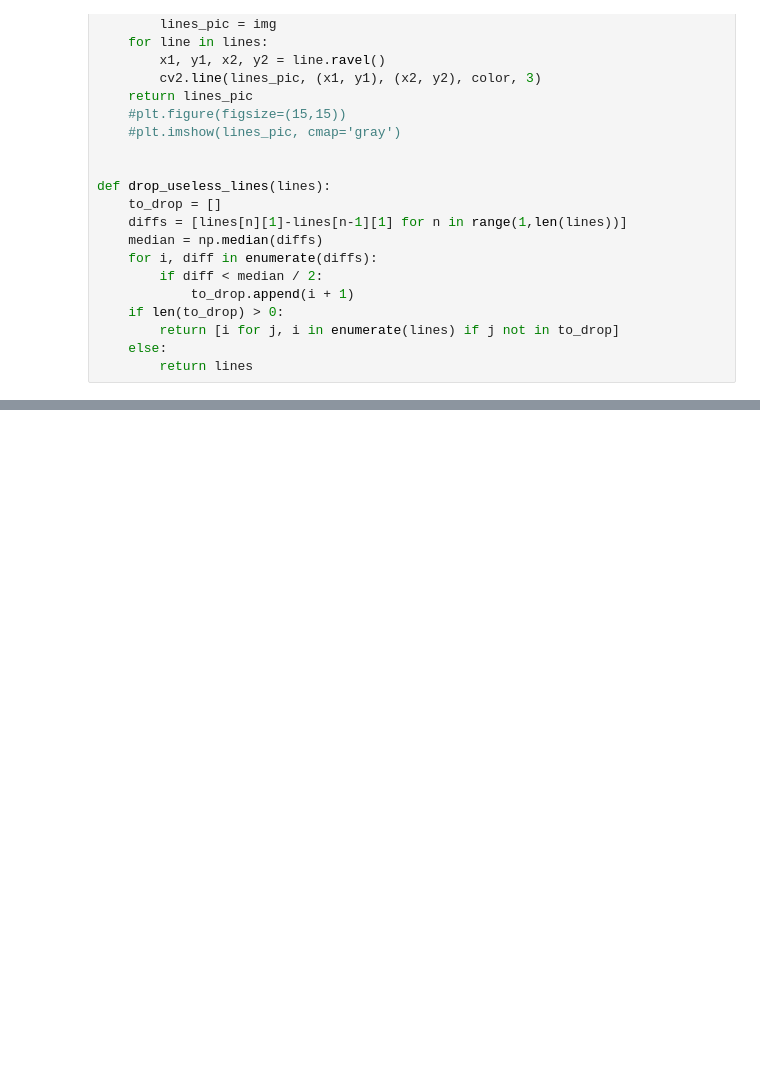
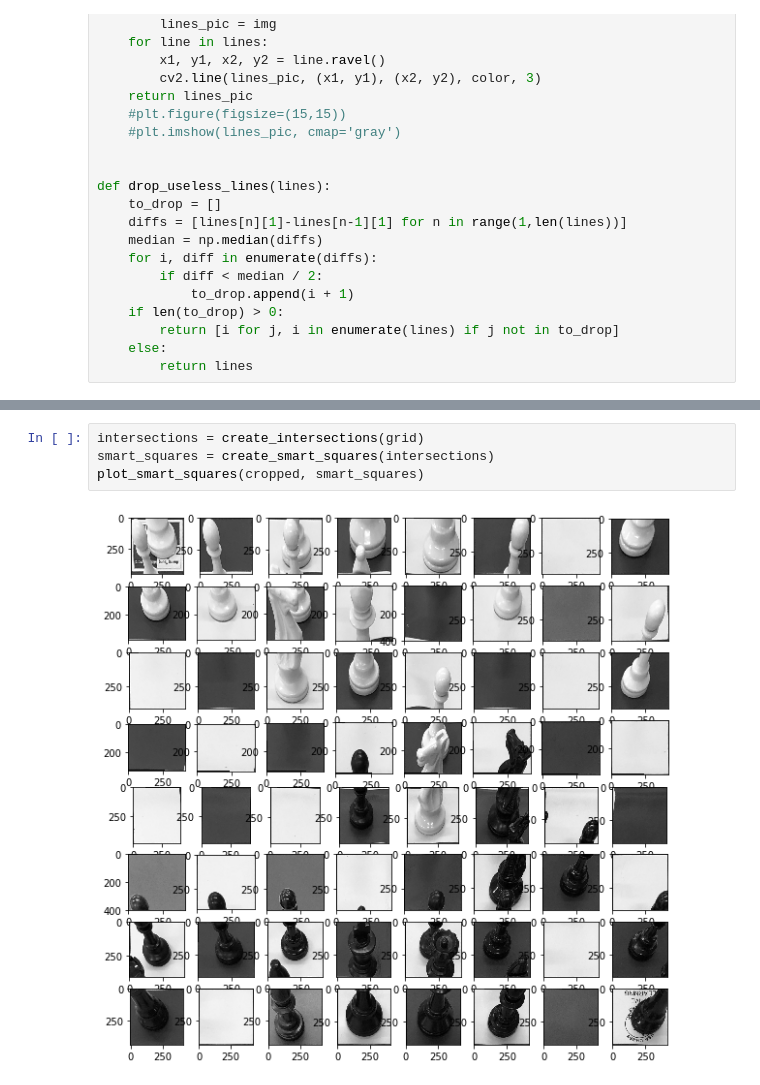
Before and after one commit to xtreemtg/chess_cheaters, a Jupyter notebook: Board_recognizer.ipynb, the cells around one changed output, grey strips where cells are left out. Drawn from its saved outputs; the diff is of its cells as text; blank space fills up the shorter version.

```diff
--- a/Board_recognizer.ipynb
+++ b/Board_recognizer.ipynb
@@ -271,0 +311,6 @@ plt.imshow(plot_lines(grid, cropped.shape, cropped), cmap='gray')
+# %%
+intersections = create_intersections(grid)
+smart_squares = create_smart_squares(intersections)
+plot_smart_squares(cropped, smart_squares)
+# %% [output]
+[figure, added]
```
Also changed, not shown: parts of 10 cells of this notebook, 1 other file.
